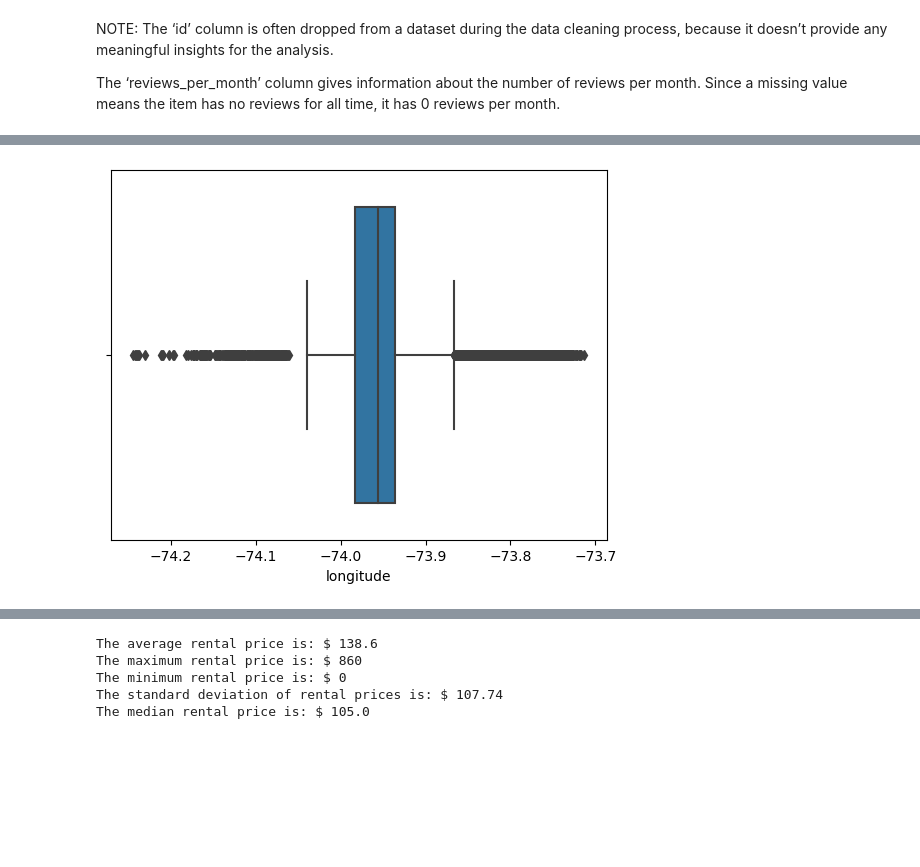
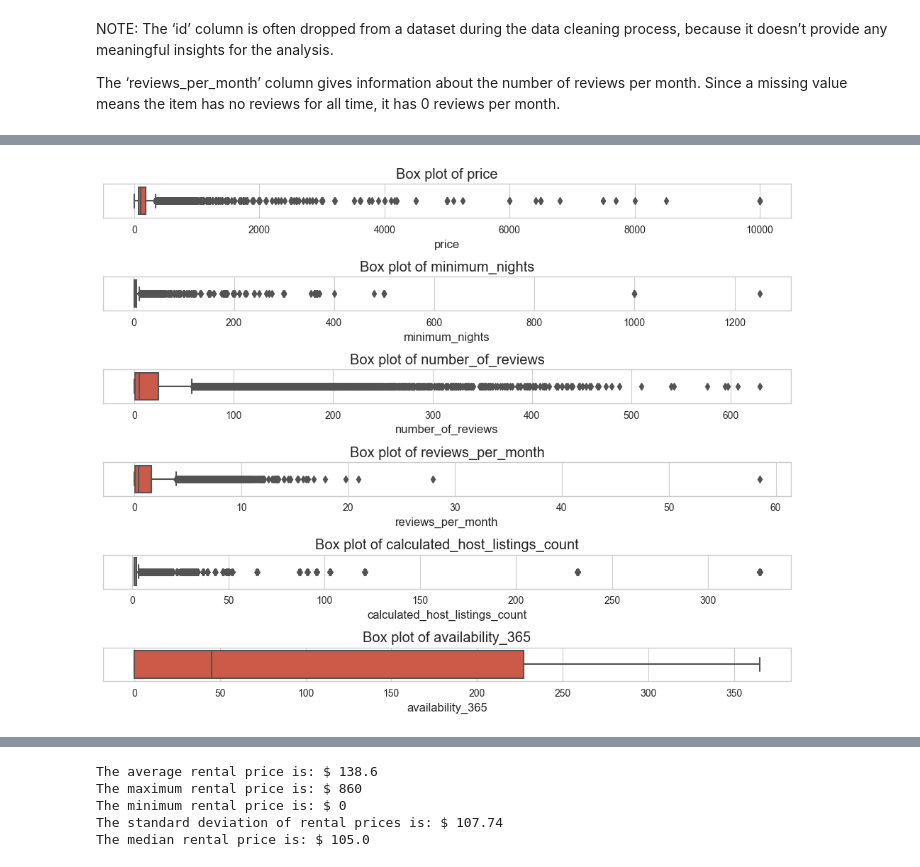
Before and after one commit to diogo-costa-silva/data-science-notebooks, a Jupyter notebook: nyc_airbnb-open-data/nyc-airbnb-analysis.ipynb, the cells around one changed output, grey strips where cells are left out. Saved outputs shown, nothing was run; the diff lists cells and outputs as text; code cells hidden in the pictures; blank space fills up the shorter version.

```diff
--- a/nyc_airbnb-open-data/nyc-airbnb-analysis.ipynb
+++ b/nyc_airbnb-open-data/nyc-airbnb-analysis.ipynb
@@ -263,4 +496,16 @@ sns.boxplot(x=df['latitude']);
-# %%
-sns.boxplot(x=df['longitude']);
-# %% [output]
-[figure, removed]
+# %%
+# List of numerical variables to be plotted
+numerical_vars = ['price', 'minimum_nights', 'number_of_reviews', 'reviews_per_month', 'calculated_host_listings_count', 'availability_365']
+
+# Set up the matplotlib figure
+f, axes = plt.subplots(len(numerical_vars), 1, figsize=(10, 8), sharex=False)
+
+# Create box plots for each numerical variable
+for i, var in enumerate(numerical_vars):
+    sns.boxplot(x=df[var], ax=axes[i])
+    axes[i].set_title(f'Box plot of {var}')
+
+plt.tight_layout()
+plt.show()
+# %% [output]
+[figure, added]
```
Also changed, not shown: parts of 59 cells of this notebook.
